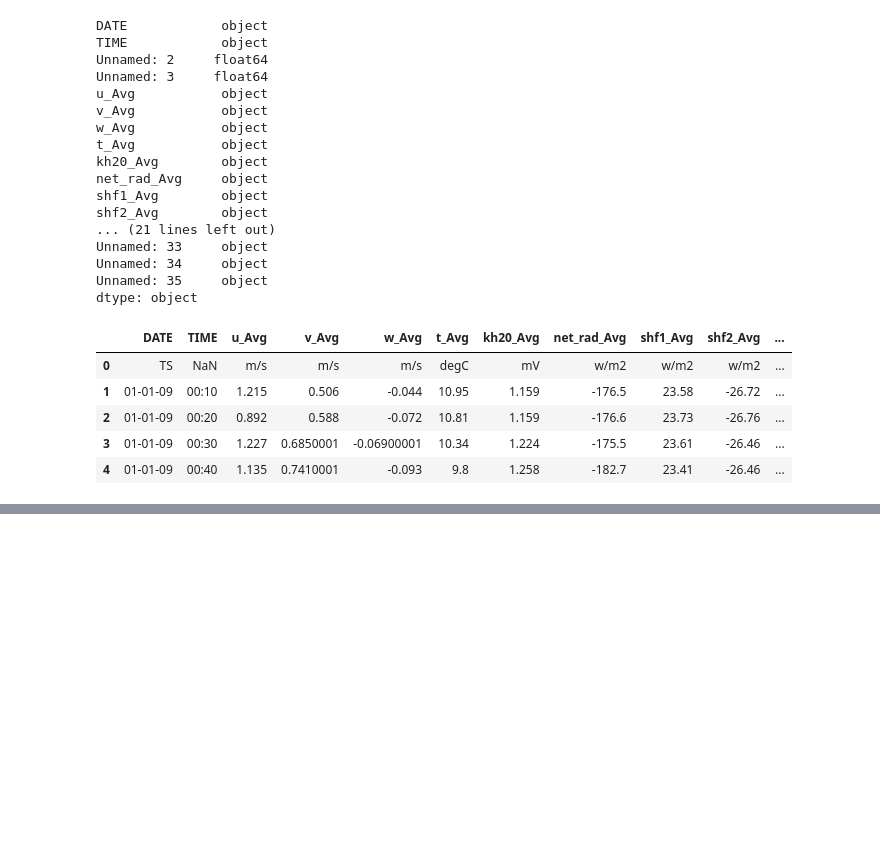
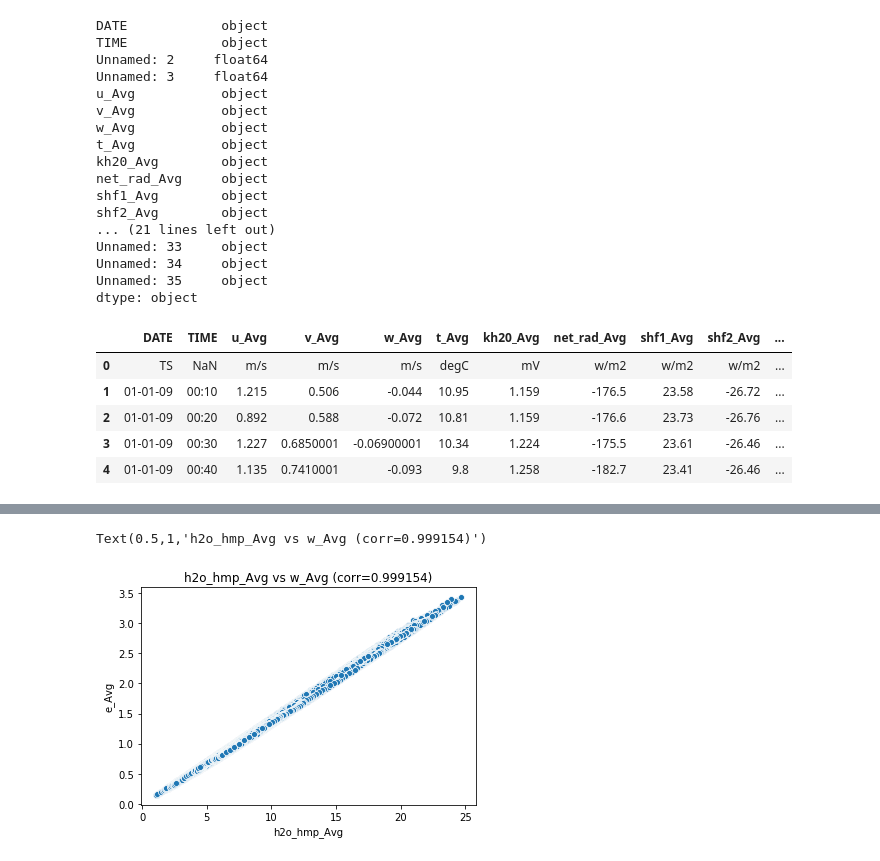
Before and after one commit to AdrianEVC/F-sica-computacional, a Jupyter notebook: Actividad7/Actividad7.ipynb, the cells around one changed output, grey strips where cells are left out. Drawn from its saved outputs; the diff is of its cells as text; code cells hidden in the pictures; blank space fills up the shorter version.

```diff
--- a/Actividad7/Actividad7.ipynb
+++ b/Actividad7/Actividad7.ipynb
@@ -7,7 +8,7 @@ import matplotlib.pyplot as plt
 # %%
 # Leemos el archivo "Nogal.csv" con la siguiente función para empezar a trabajar.
-df0 = pd.DataFrame( pd.read_csv("meteo-nogal-09.csv", engine="python" ) )
-df0.head()
+df = pd.DataFrame( pd.read_csv("meteo-nogal-09.csv", engine="python" ) )
+df.head()
 # %% [output]
 |  | DATE | TIME | Unnamed: 2 | Unnamed: 3 | u_Avg | v_Avg | w_Avg | t_Avg | kh20_Avg | net_rad_Avg | ... |
 | 0 | TS | NaN | NaN | NaN | m/s | m/s | m/s | degC | mV | w/m2 | ... |
@@ -71,0 +158,7 @@ dtype: object
+# %%
+#(1)h2o_hmp_Avg VS e_Avg
+sns.scatterplot(x=df["h2o_hmp_Avg"], y= df["e_Avg"])
+plt.title("h2o_hmp_Avg vs w_Avg (corr=0.999154)")
+# %% [output]
+Text(0.5,1,'h2o_hmp_Avg vs w_Avg (corr=0.999154)')
+[figure, added]
```
Also changed, not shown: parts of 17 cells of this notebook, 2 other files.
